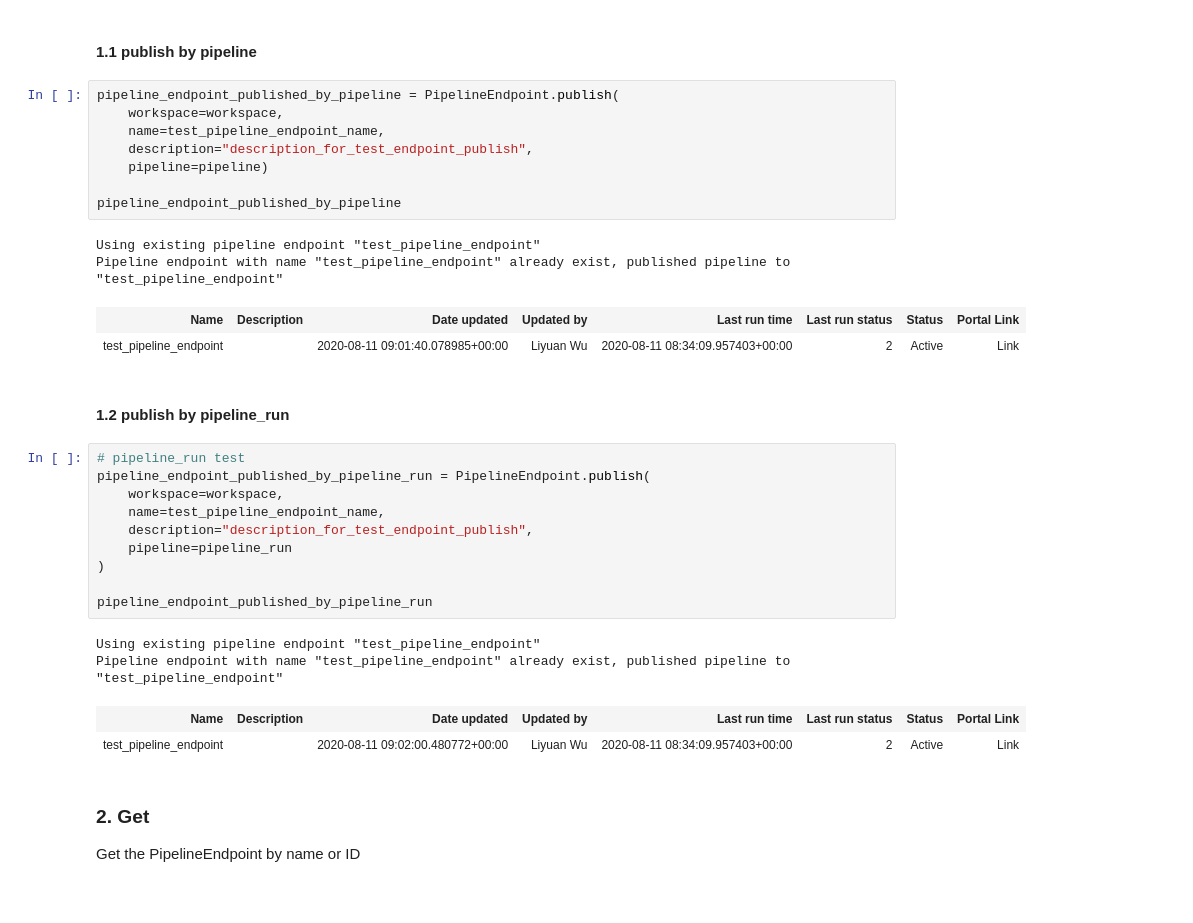
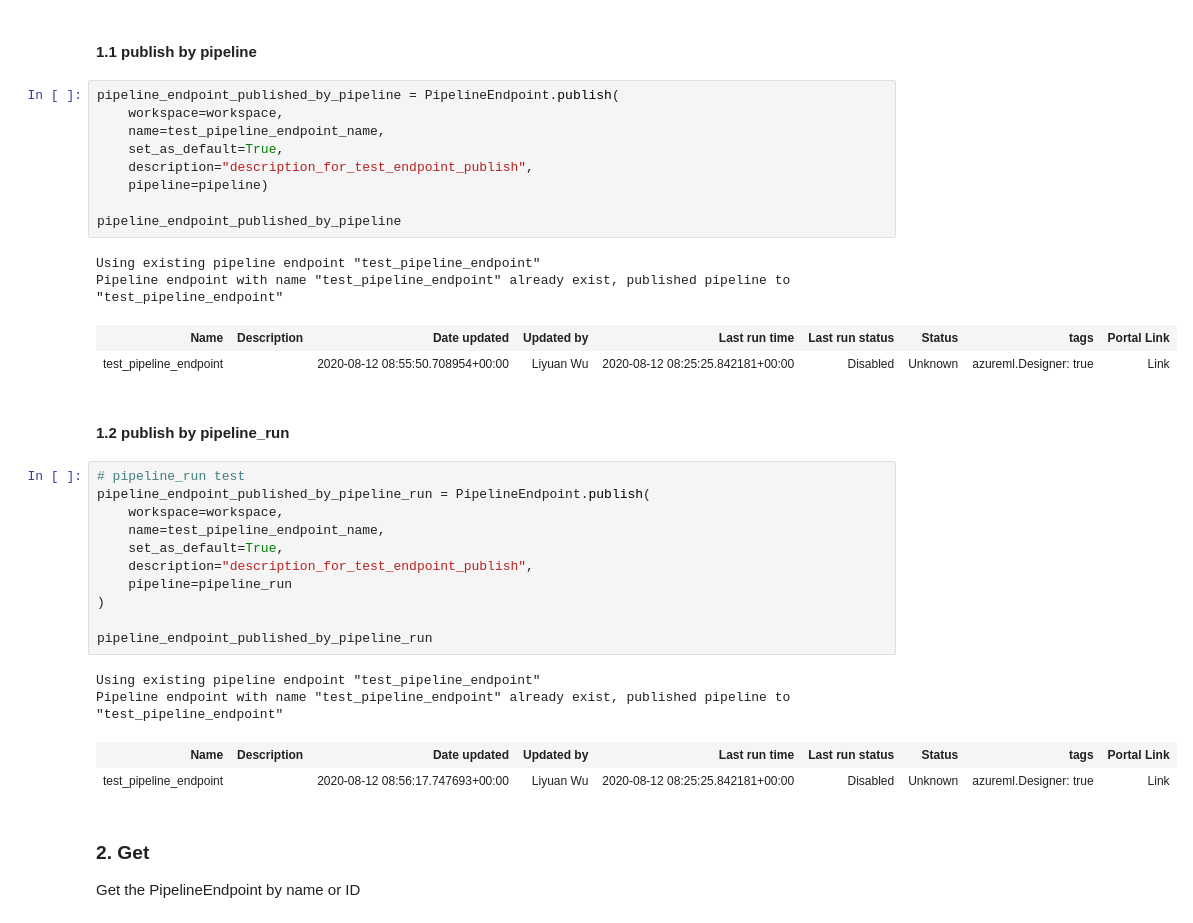
Before and after one commit to wangchao1230/hello-aml-modules, a Jupyter notebook: samples_pipelines/how-to-use/sample_pipeline_endpoint.ipynb, the cells around one changed output. Cells and saved outputs as stored; diff of their text form.

Commit message:
update sample_pipeline_endpoint

```diff
--- a/samples_pipelines/how-to-use/sample_pipeline_endpoint.ipynb
+++ b/samples_pipelines/how-to-use/sample_pipeline_endpoint.ipynb
@@ -39,16 +39,17 @@ Create a PipelineEndpoint with the specified name and pipeline/pipeline_run.
 # %%
 pipeline_endpoint_published_by_pipeline = PipelineEndpoint.publish(
     workspace=workspace,
     name=test_pipeline_endpoint_name,
+    set_as_default=True,
     description="description_for_test_endpoint_publish",
     pipeline=pipeline)
 
 pipeline_endpoint_published_by_pipeline
 # %% [output]
 Using existing pipeline endpoint "test_pipeline_endpoint"
 Pipeline endpoint with name "test_pipeline_endpoint" already exist, published pipeline to "test_pipeline_endpoint"
-| Name | Description | Date updated | Updated by | Last run time | Last run status | Status | Portal Link |
-| test_pipeline_endpoint |  | 2020-08-11 09:01:40.078985+00:00 | Liyuan Wu | 2020-08-11 08:34:09.957403+00:00 | 2 | Active | Link |
+| Name | Description | Date updated | Updated by | Last run time | Last run status | Status | tags | Portal Link |
+| test_pipeline_endpoint |  | 2020-08-12 08:55:50.708954+00:00 | Liyuan Wu | 2020-08-12 08:25:25.842181+00:00 | Disabled | Unknown | azureml.Designer: true | Link |
 # %% [markdown]
 #### 1.2 publish by pipeline_run
 # %%
@@ -56,6 +57,7 @@ Pipeline endpoint with name "test_pipeline_endpoint" already exist, published pi
 pipeline_endpoint_published_by_pipeline_run = PipelineEndpoint.publish(
     workspace=workspace,
     name=test_pipeline_endpoint_name,
+    set_as_default=True,
     description="description_for_test_endpoint_publish",
     pipeline=pipeline_run
 )
@@ -64,8 +66,8 @@ pipeline_endpoint_published_by_pipeline_run
 # %% [output]
 Using existing pipeline endpoint "test_pipeline_endpoint"
 Pipeline endpoint with name "test_pipeline_endpoint" already exist, published pipeline to "test_pipeline_endpoint"
-| Name | Description | Date updated | Updated by | Last run time | Last run status | Status | Portal Link |
-| test_pipeline_endpoint |  | 2020-08-11 09:02:00.480772+00:00 | Liyuan Wu | 2020-08-11 08:34:09.957403+00:00 | 2 | Active | Link |
+| Name | Description | Date updated | Updated by | Last run time | Last run status | Status | tags | Portal Link |
+| test_pipeline_endpoint |  | 2020-08-12 08:56:17.747693+00:00 | Liyuan Wu | 2020-08-12 08:25:25.842181+00:00 | Disabled | Unknown | azureml.Designer: true | Link |
 # %% [markdown]
 ### 2. Get
 Get the PipelineEndpoint by name or ID
```
Also changed, not shown: parts of 22 cells of this notebook.
